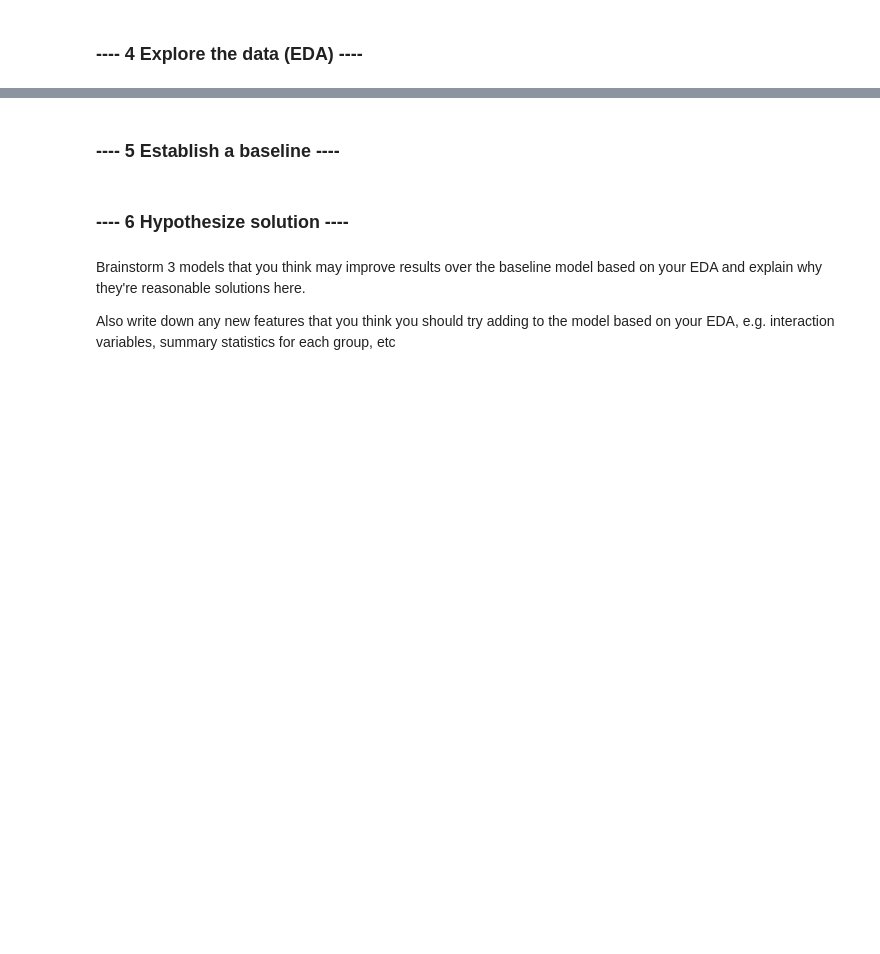
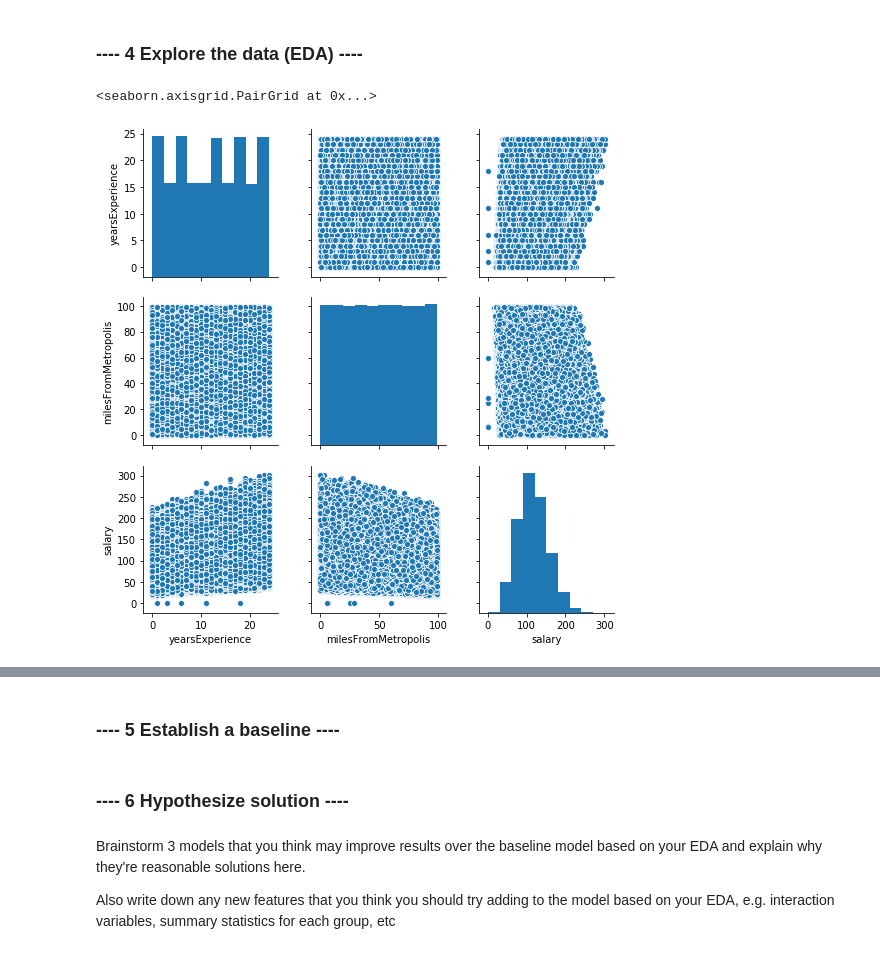
Before and after one commit to sagecodes/salary-prediction, a Jupyter notebook: salary-prediction.ipynb, the cells around one changed output, grey strips where cells are left out. Drawn from its saved outputs; the diff is of its cells as text; code cells hidden in the pictures; blank space fills up the shorter version.

```diff
--- a/salary-prediction.ipynb
+++ b/salary-prediction.ipynb
@@ -72,2 +85,7 @@ salary_train_df
 # %% [markdown]
 ### ---- 4 Explore the data (EDA) ----
+# %%
+sns.pairplot(salary_train_df)
+# %% [output]
+<seaborn.axisgrid.PairGrid at 0x...>
+[figure, added]
```
Also changed, not shown: parts of 8 cells of this notebook.
